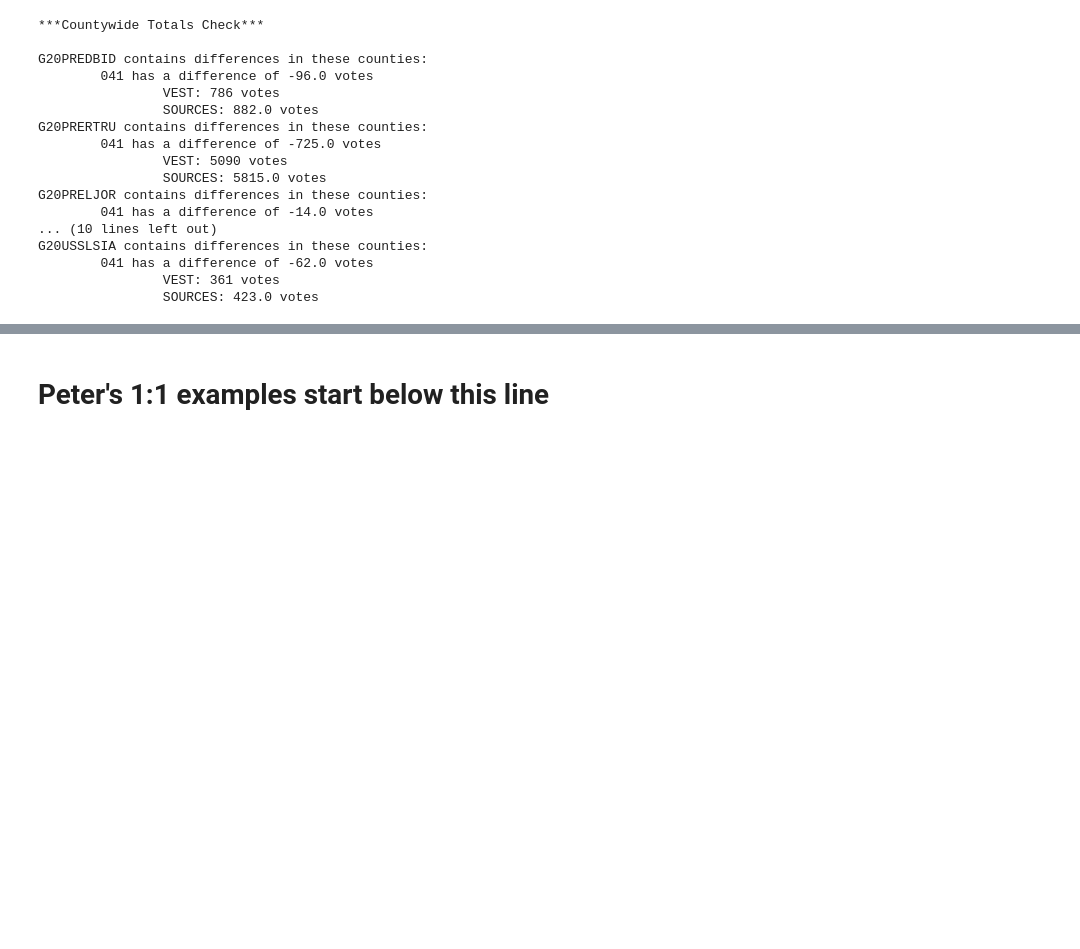
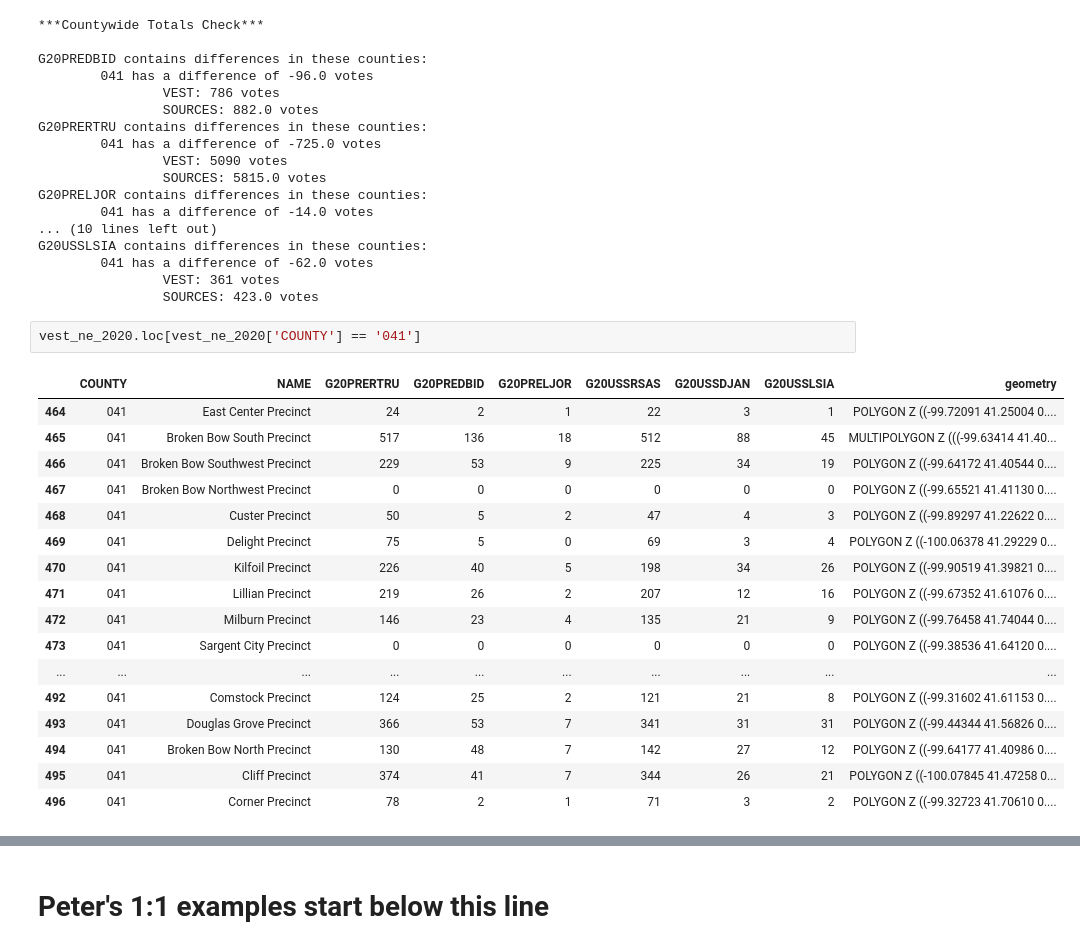
Before and after one commit to nonpartisan-redistricting-datahub/pdv-ne, a Jupyter notebook: vest-ne-2020/vest-ne-2020-validation.ipynb, the cells around one changed output, grey strips where cells are left out. Cells and saved outputs as stored; diff of their text form; blank space fills up the shorter version.

```diff
--- a/vest-ne-2020/vest-ne-2020-validation.ipynb
+++ b/vest-ne-2020/vest-ne-2020-validation.ipynb
@@ -246,4 +364,24 @@ G20USSLSIA contains differences in these counties:
         041 has a difference of -62.0 votes
                 VEST: 361 votes
                 SOURCES: 423.0 votes
+# %%
+vest_ne_2020.loc[vest_ne_2020['COUNTY'] == '041']
+# %% [output]
+|  | COUNTY | NAME | G20PRERTRU | G20PREDBID | G20PRELJOR | G20USSRSAS | G20USSDJAN | G20USSLSIA | geometry |
+| 464 | 041 | East Center Precinct | 24 | 2 | 1 | 22 | 3 | 1 | POLYGON Z ((-99.72091 41.25004 0.... |
+| 465 | 041 | Broken Bow South Precinct | 517 | 136 | 18 | 512 | 88 | 45 | MULTIPOLYGON Z (((-99.63414 41.40... |
+| 466 | 041 | Broken Bow Southwest Precinct | 229 | 53 | 9 | 225 | 34 | 19 | POLYGON Z ((-99.64172 41.40544 0.... |
+| 467 | 041 | Broken Bow Northwest Precinct | 0 | 0 | 0 | 0 | 0 | 0 | POLYGON Z ((-99.65521 41.41130 0.... |
+| 468 | 041 | Custer Precinct | 50 | 5 | 2 | 47 | 4 | 3 | POLYGON Z ((-99.89297 41.22622 0.... |
+| 469 | 041 | Delight Precinct | 75 | 5 | 0 | 69 | 3 | 4 | POLYGON Z ((-100.06378 41.29229 0... |
+| 470 | 041 | Kilfoil Precinct | 226 | 40 | 5 | 198 | 34 | 26 | POLYGON Z ((-99.90519 41.39821 0.... |
+| 471 | 041 | Lillian Precinct | 219 | 26 | 2 | 207 | 12 | 16 | POLYGON Z ((-99.67352 41.61076 0.... |
+| 472 | 041 | Milburn Precinct | 146 | 23 | 4 | 135 | 21 | 9 | POLYGON Z ((-99.76458 41.74044 0.... |
+| 473 | 041 | Sargent City Precinct | 0 | 0 | 0 | 0 | 0 | 0 | POLYGON Z ((-99.38536 41.64120 0.... |
+| ... | ... | ... | ... | ... | ... | ... | ... | ... | ... |
+| 492 | 041 | Comstock Precinct | 124 | 25 | 2 | 121 | 21 | 8 | POLYGON Z ((-99.31602 41.61153 0.... |
+| 493 | 041 | Douglas Grove Precinct | 366 | 53 | 7 | 341 | 31 | 31 | POLYGON Z ((-99.44344 41.56826 0.... |
+| 494 | 041 | Broken Bow North Precinct | 130 | 48 | 7 | 142 | 27 | 12 | POLYGON Z ((-99.64177 41.40986 0.... |
+| 495 | 041 | Cliff Precinct | 374 | 41 | 7 | 344 | 26 | 21 | POLYGON Z ((-100.07845 41.47258 0... |
+| 496 | 041 | Corner Precinct | 78 | 2 | 1 | 71 | 3 | 2 | POLYGON Z ((-99.32723 41.70610 0.... |
 # %%
```
Also changed, not shown: parts of 14 cells of this notebook.
